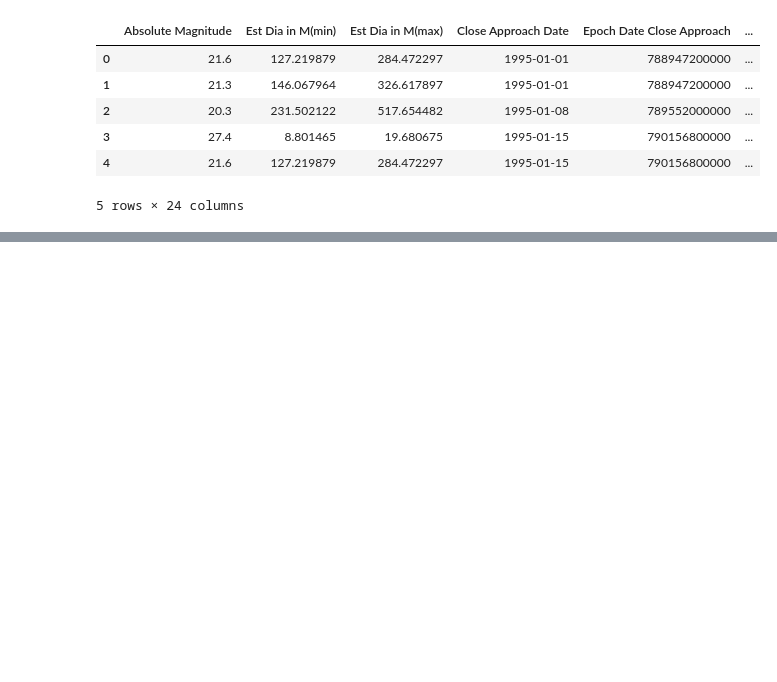
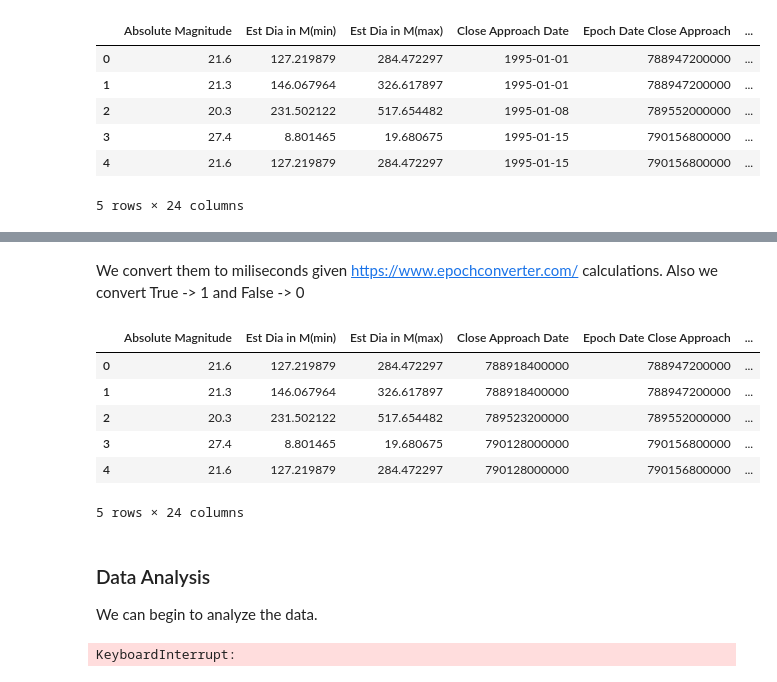
Before and after one commit to Monsterdied/AI, a Jupyter notebook: proj2/Nasa_Asteroids.ipynb, the cells around one changed output, grey strips where cells are left out. Drawn from its saved outputs; the diff is of its cells as text; code cells hidden in the pictures; blank space fills up the shorter version.

```diff
--- a/proj2/Nasa_Asteroids.ipynb
+++ b/proj2/Nasa_Asteroids.ipynb
@@ -121,0 +146,45 @@ new_df.head()
+# %% [markdown]
+We convert them to miliseconds given https://www.epochconverter.com/ calculations. Also we convert True -> 1 and False -> 0
+# %%
+new_df['Close Approach Date'] = pd.to_datetime(new_df['Close Approach Date'])
+new_df['Close Approach Date'] = (new_df['Close Approach Date'].astype('int64') // 10**6)
+
+new_df['Orbit Determination Date'] = pd.to_datetime(new_df['Orbit Determination Date'])
+new_df['Orbit Determination Date'] = (new_df['Orbit Determination Date'].astype('int64') // 10**6)
+
+new_df['Hazardous'] = new_df['Hazardous'].astype('int')
+
+
+new_df.to_csv('data/new_csv.csv', index=False)
+new_df.head()
+# %% [output]
+|  | Absolute Magnitude | Est Dia in M(min) | Est Dia in M(max) | Close Approach Date | Epoch Date Close Approach | ... |
+| 0 | 21.6 | 127.219879 | 284.472297 | 788918400000 | 788947200000 | ... |
+| 1 | 21.3 | 146.067964 | 326.617897 | 788918400000 | 788947200000 | ... |
+| 2 | 20.3 | 231.502122 | 517.654482 | 789523200000 | 789552000000 | ... |
+| 3 | 27.4 | 8.801465 | 19.680675 | 790128000000 | 790156800000 | ... |
+| 4 | 21.6 | 127.219879 | 284.472297 | 790128000000 | 790156800000 | ... |
+5 rows × 24 columns
+# %% [markdown]
+### Data Analysis
+
+We can begin to analyze the data.
+# %%
+plt.figure(figsize=(25,25))
+plt.subplots_adjust(left=0.1,bottom=0.1,right=0.9,top=0.9,wspace=0.4,hspace=0.4)
+
+df1 = new_df[new_df['Hazardous']==1].drop(['Hazardous'],axis=1)
+df2 = new_df[new_df['Hazardous']==0].drop(['Hazardous'],axis=1)
+
+cols = list(df1.columns)
+
+for i, col in enumerate(cols):
+    plt.subplot(6,6,i+1)
+    sb.histplot(data=df1[col], color='red', label = 'Dangerous', kde=True)
+    sb.histplot(data=df2[col], color='blue', label = 'Safe', kde=True)
+    _,axes = plt.gca().get_legend_handles_labels()
+    plt.legend(axes,prop={'size': 10})
+
+plt.show()
+# %% [output]
+KeyboardInterrupt:
```
Also changed, not shown: parts of 3 cells of this notebook, 1 other file.
